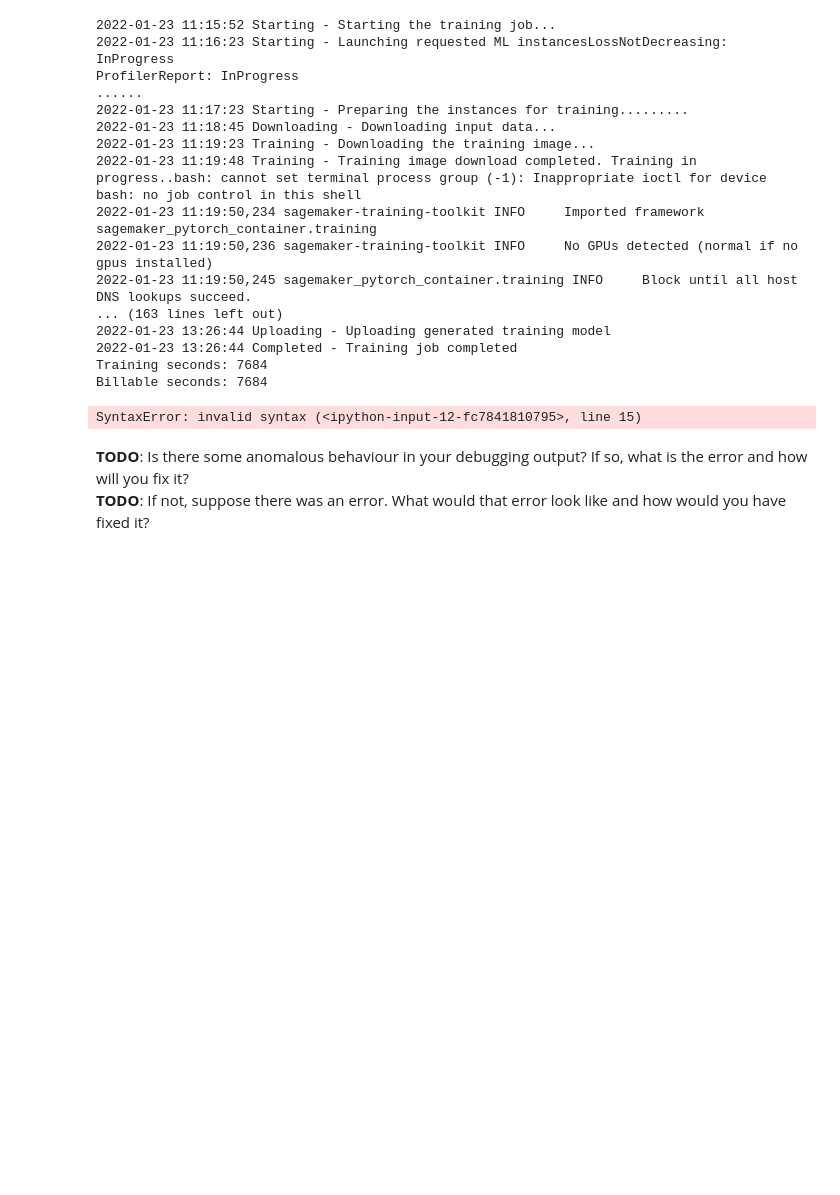
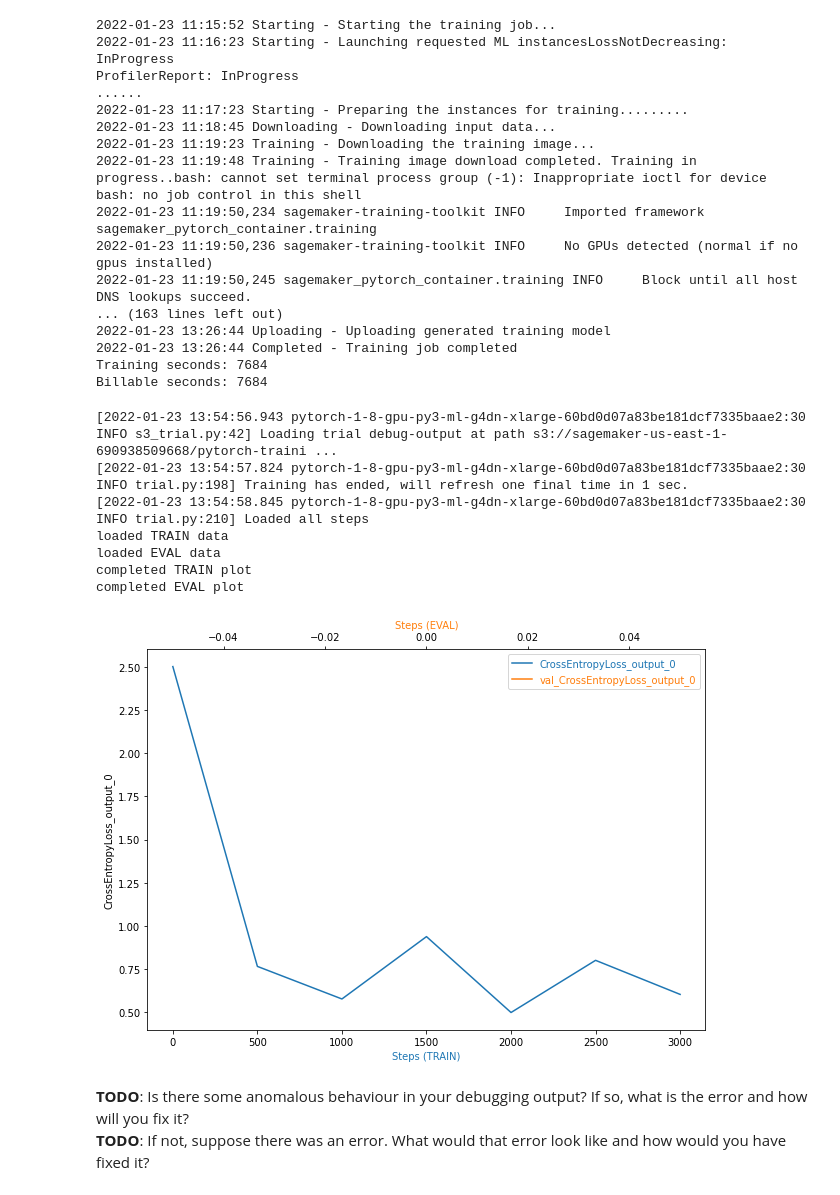
Before and after one commit to jasonsychau/CD0387-deep-learning-topics-within-computer-vision-nlp-project-starter, a Jupyter notebook: train_and_deploy.ipynb, the cells around one changed output. Saved outputs shown, nothing was run; the diff lists cells and outputs as text; code cells hidden in the pictures; blank space fills up the shorter version.

```diff
--- a/train_and_deploy.ipynb
+++ b/train_and_deploy.ipynb
@@ -242,11 +242,6 @@ def get_data(trial, tname, mode):
 def plot_tensor(trial, tensor_name):
 
     steps_train, vals_train = get_data(trial, tensor_name, mode=ModeKeys.TRAIN)
-    print("loaded TRAIN data")
-    steps_eval, vals_eval = get_data(trial, tensor_name, mode=ModeKeys.EVAL)
-    print("loaded EVAL data")
-
-    (trial, tensor_name, mode=ModeKeys.TRAIN)
     print("loaded TRAIN data")
     steps_eval, vals_eval = get_data(trial, tensor_name, mode=ModeKeys.EVAL)
     print("loaded EVAL data")
@@ -257,34 +252,41 @@ def plot_tensor(trial, tensor_name):
     par = host.twiny()
 
     host.set_xlabel("Steps (TRAIN)")
     par.set_xlabel("Steps (EVAL)")
     host.set_ylabel(tensor_name)
 
     (p1,) = host.plot(steps_train, vals_train, label=tensor_name)
     print("completed TRAIN plot")
     (p2,) = par.plot(steps_eval, vals_eval, label="val_" + tensor_name)
     print("completed EVAL plot")
     leg = plt.legend()
 
     host.xaxis.get_label().set_color(p1.get_color())
     leg.texts[0].set_color(p1.get_color())
 
     par.xaxis.get_label().set_color(p2.get_color())
     leg.texts[1].set_color(p2.get_color())
 
     plt.ylabel(tensor_name)
 
     plt.show()
 plot_tensor(trial, trial.tensor_names()[0])
 
 # TODO: Can you print the names of all the tensors that were tracked
 # TODO: Can you print the number of datapoints for one of those tensors
 # for both train and eval mode
 # print(trial.tensor_names())
 # len(trial.tensor(trial.tensor_names()[1]).steps(mode=ModeKeys.TRAIN))
 # len(trial.tensor(trial.tensor_names()[1]).steps(mode=ModeKeys.EVAL))
 # %% [output]
-SyntaxError: invalid syntax (<ipython-input-12-fc7841810795>, line 15)
+[2022-01-23 13:54:56.943 pytorch-1-8-gpu-py3-ml-g4dn-xlarge-60bd0d07a83be181dcf7335baae2:30 INFO s3_trial.py:42] Loading trial debug-output at path s3://sagemaker-us-east-1-690938509668/pytorch-traini ...
+[2022-01-23 13:54:57.824 pytorch-1-8-gpu-py3-ml-g4dn-xlarge-60bd0d07a83be181dcf7335baae2:30 INFO trial.py:198] Training has ended, will refresh one final time in 1 sec.
+[2022-01-23 13:54:58.845 pytorch-1-8-gpu-py3-ml-g4dn-xlarge-60bd0d07a83be181dcf7335baae2:30 INFO trial.py:210] Loaded all steps
+loaded TRAIN data
+loaded EVAL data
+completed TRAIN plot
+completed EVAL plot
+[figure, added]
 # %% [markdown]
 **TODO**: Is there some anomalous behaviour in your debugging output? If so, what is the error and how will you fix it?
 **TODO**: If not, suppose there was an error. What would that error look like and how would you have fixed it?
```
Also changed, not shown: parts of 5 cells of this notebook.
